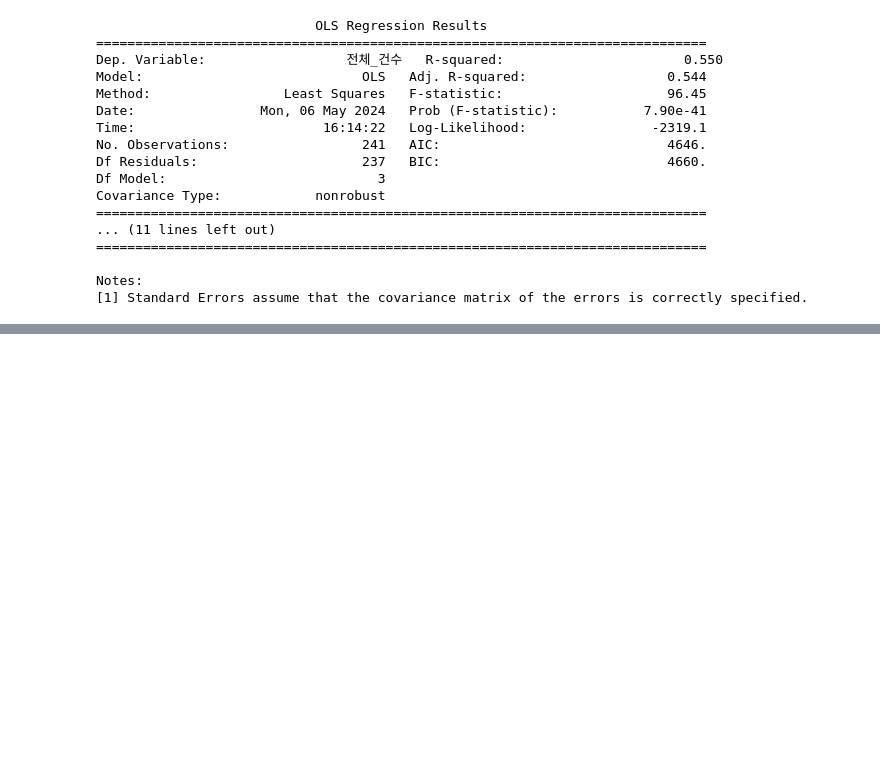
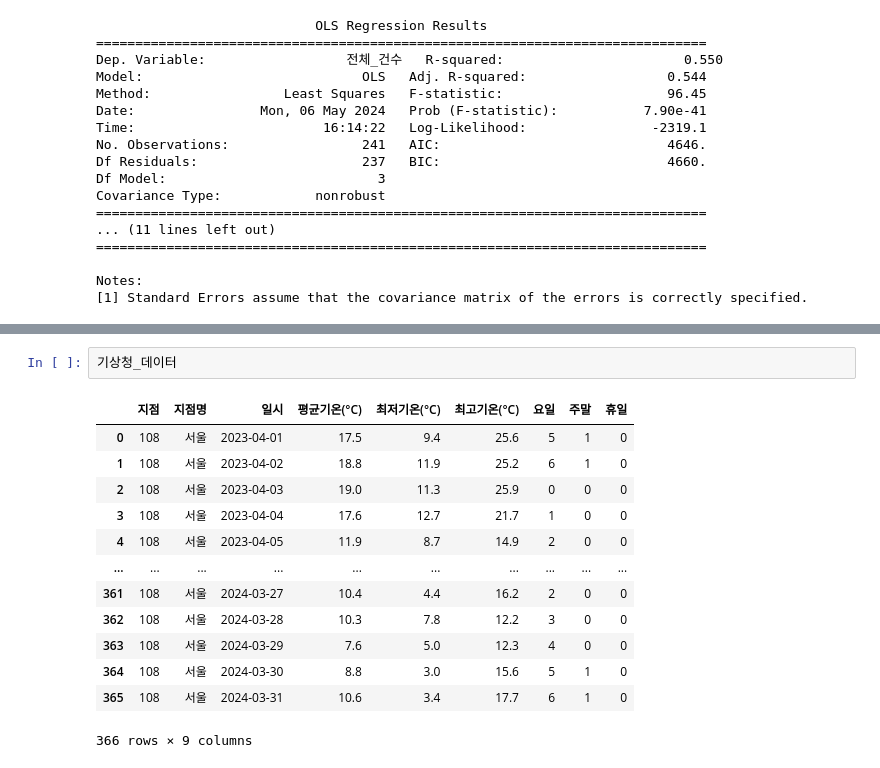
Before and after one commit to minseokpark6/SemiProject_Group3, a Jupyter notebook: Code/choiinwoo/20240505_자료.ipynb, the cells around one changed output, grey strips where cells are left out. Cells and saved outputs as stored; diff of their text form; blank space fills up the shorter version.

```diff
--- a/Code/choiinwoo/20240505_자료.ipynb
+++ b/Code/choiinwoo/20240505_자료.ipynb
@@ -219,0 +274,16 @@ Notes:
+# %%
+기상청_데이터
+# %% [output]
+|  | 지점 | 지점명 | 일시 | 평균기온(°C) | 최저기온(°C) | 최고기온(°C) | 요일 | 주말 | 휴일 |
+| 0 | 108 | 서울 | 2023-04-01 | 17.5 | 9.4 | 25.6 | 5 | 1 | 0 |
+| 1 | 108 | 서울 | 2023-04-02 | 18.8 | 11.9 | 25.2 | 6 | 1 | 0 |
+| 2 | 108 | 서울 | 2023-04-03 | 19.0 | 11.3 | 25.9 | 0 | 0 | 0 |
+| 3 | 108 | 서울 | 2023-04-04 | 17.6 | 12.7 | 21.7 | 1 | 0 | 0 |
+| 4 | 108 | 서울 | 2023-04-05 | 11.9 | 8.7 | 14.9 | 2 | 0 | 0 |
+| ... | ... | ... | ... | ... | ... | ... | ... | ... | ... |
+| 361 | 108 | 서울 | 2024-03-27 | 10.4 | 4.4 | 16.2 | 2 | 0 | 0 |
+| 362 | 108 | 서울 | 2024-03-28 | 10.3 | 7.8 | 12.2 | 3 | 0 | 0 |
+| 363 | 108 | 서울 | 2024-03-29 | 7.6 | 5.0 | 12.3 | 4 | 0 | 0 |
+| 364 | 108 | 서울 | 2024-03-30 | 8.8 | 3.0 | 15.6 | 5 | 1 | 0 |
+| 365 | 108 | 서울 | 2024-03-31 | 10.6 | 3.4 | 17.7 | 6 | 1 | 0 |
+366 rows × 9 columns
```
Also changed, not shown: parts of 6 cells of this notebook, 3 other files.
